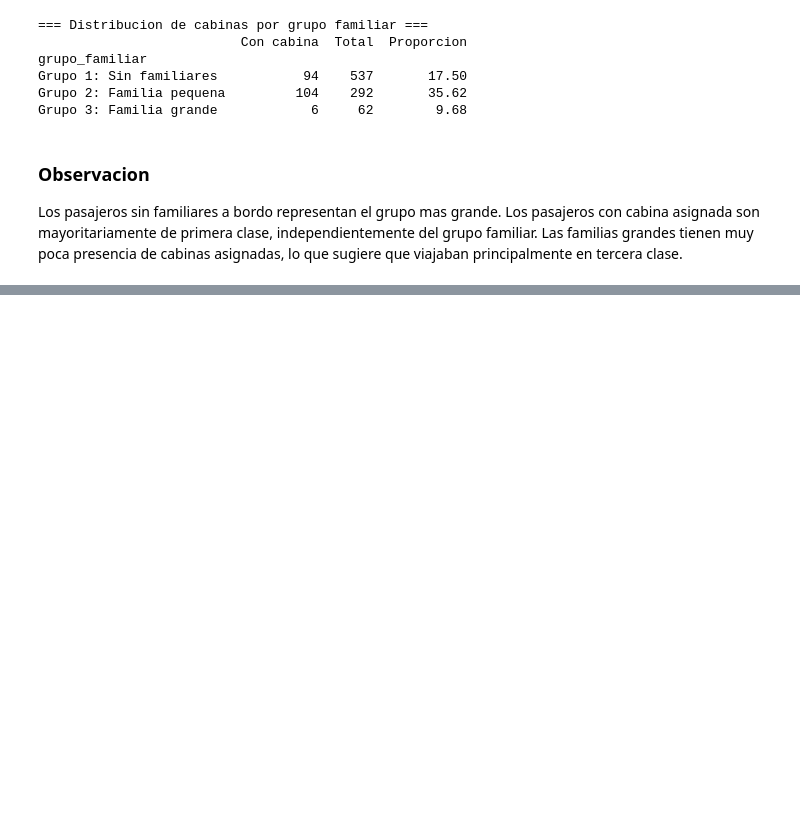
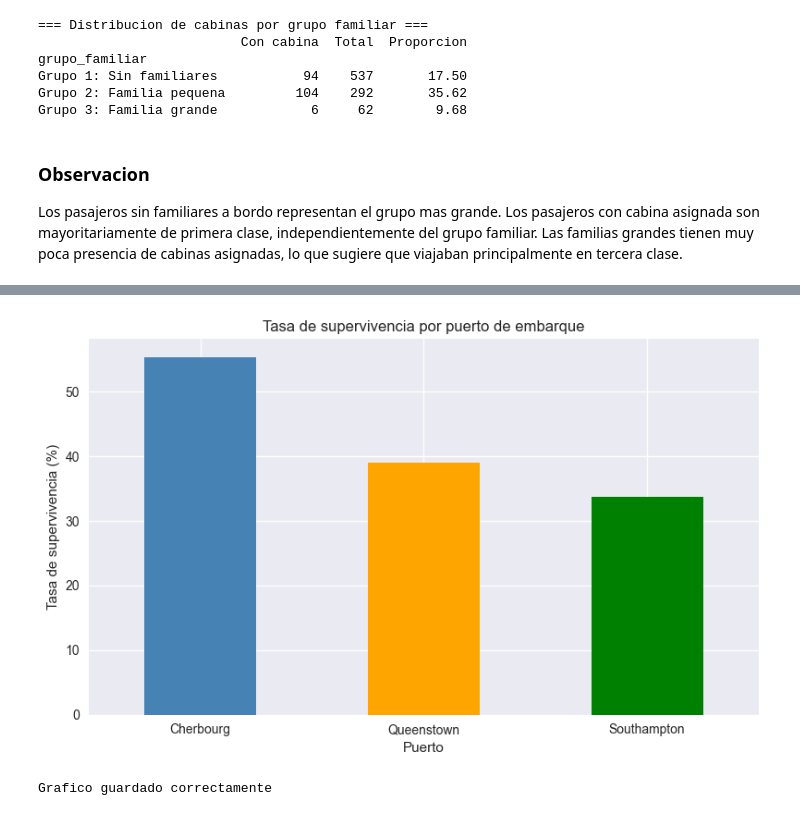
Before and after one commit to JuanBeltran16/taller-pandas-titanic-JacoboyHelenF, a Jupyter notebook: notebooks/proyecto_titanic.ipynb, the cells around one changed output, grey strips where cells are left out. Saved outputs shown, nothing was run; the diff lists cells and outputs as text; code cells hidden in the pictures; blank space fills up the shorter version.

```diff
--- a/notebooks/proyecto_titanic.ipynb
+++ b/notebooks/proyecto_titanic.ipynb
@@ -431,0 +463,16 @@ principalmente en tercera clase.
+# %%
+# Grafico 2 - Supervivencia por puerto de embarque
+fig, ax = plt.subplots(figsize=(8, 5))
+supervivencia_puerto = df_train.groupby('Embarked')['Survived'].mean() * 100
+supervivencia_puerto.plot(kind='bar', ax=ax, color=['steelblue', 'orange', 'green'])
+ax.set_title('Tasa de supervivencia por puerto de embarque')
+ax.set_xlabel('Puerto')
+ax.set_ylabel('Tasa de supervivencia (%)')
+ax.set_xticklabels(['Cherbourg', 'Queenstown', 'Southampton'], rotation=0)
+plt.tight_layout()
+plt.savefig('../outputs/graficos/supervivencia_por_puerto.png')
+plt.show()
+print("Grafico guardado correctamente")
+# %% [output]
+[figure, added]
+Grafico guardado correctamente
```
Also changed, not shown: parts of 4 cells of this notebook, 2 other files.
